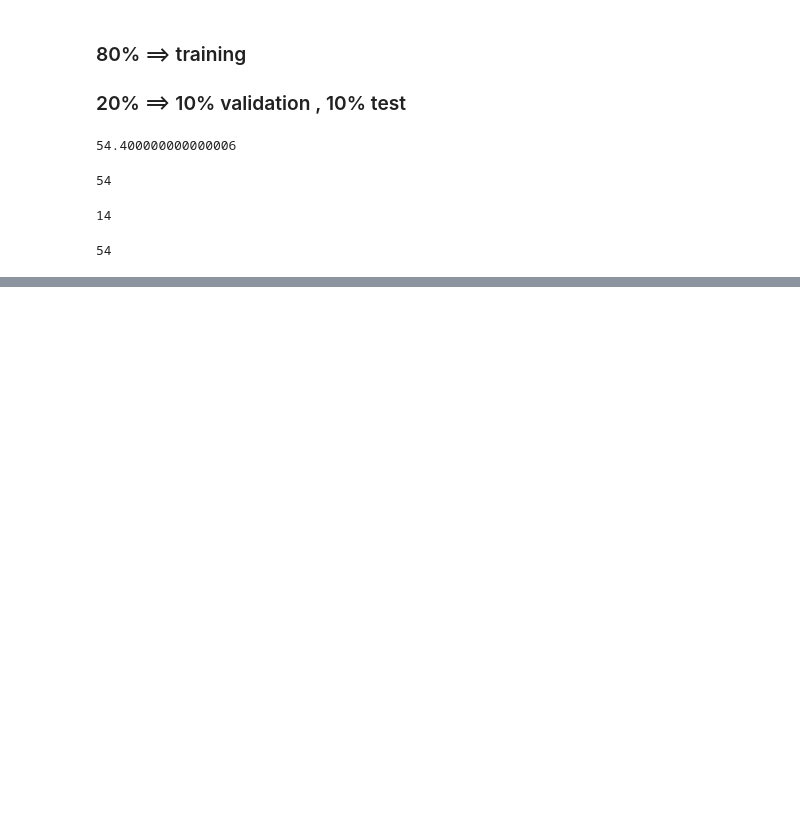
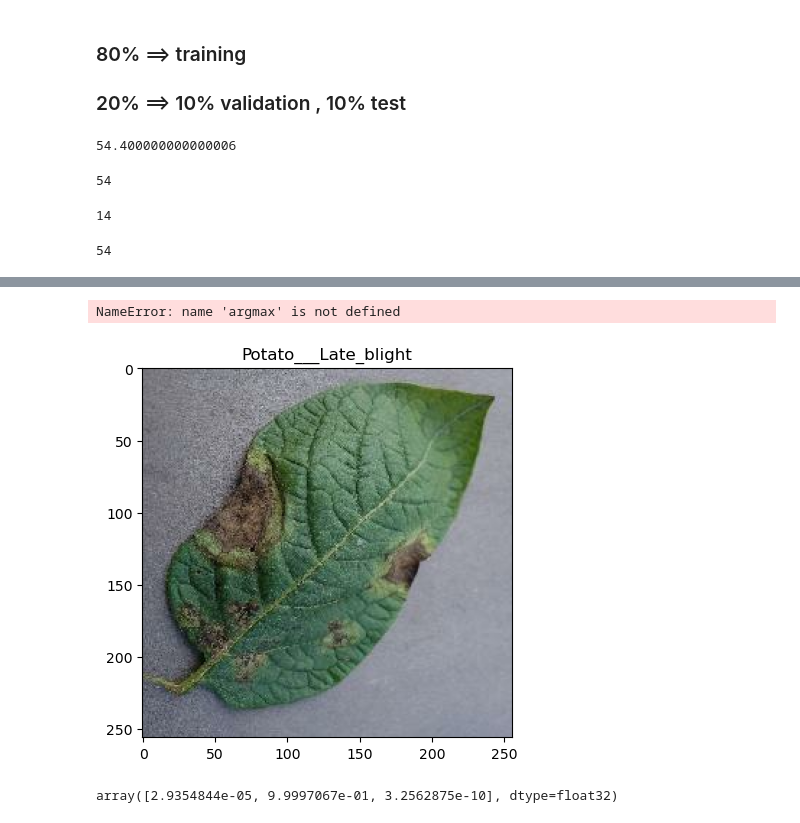
Before and after one commit to jatin-05/Potato-Disease-Classification, a Jupyter notebook: training/Model.ipynb, the cells around one changed output, grey strips where cells are left out. Drawn from its saved outputs; the diff is of its cells as text; code cells hidden in the pictures; blank space fills up the shorter version.

```diff
--- a/training/Model.ipynb
+++ b/training/Model.ipynb
@@ -128,0 +280,8 @@ data_augmentation = tf.keras.Sequential([
+# %%
+for img , lab in test_ds.take(1):
+    plt.imshow(img[0].numpy().astype('uint8'))
+    plt.title(class_names[lab[0].numpy()])
+
+    batch_pred = model.predict(img)
+    print(argmax(batch_pred[0]))
+# %% [output]
@@ -128,0 +289,6 @@ data_augmentation = tf.keras.Sequential([
+NameError: name 'argmax' is not defined
+[figure, added]
+# %%
+batch_pred[0]
+# %% [output]
+array([2.9354844e-05, 9.9997067e-01, 3.2562875e-10], dtype=float32)
```
Also changed, not shown: parts of 17 cells of this notebook.
